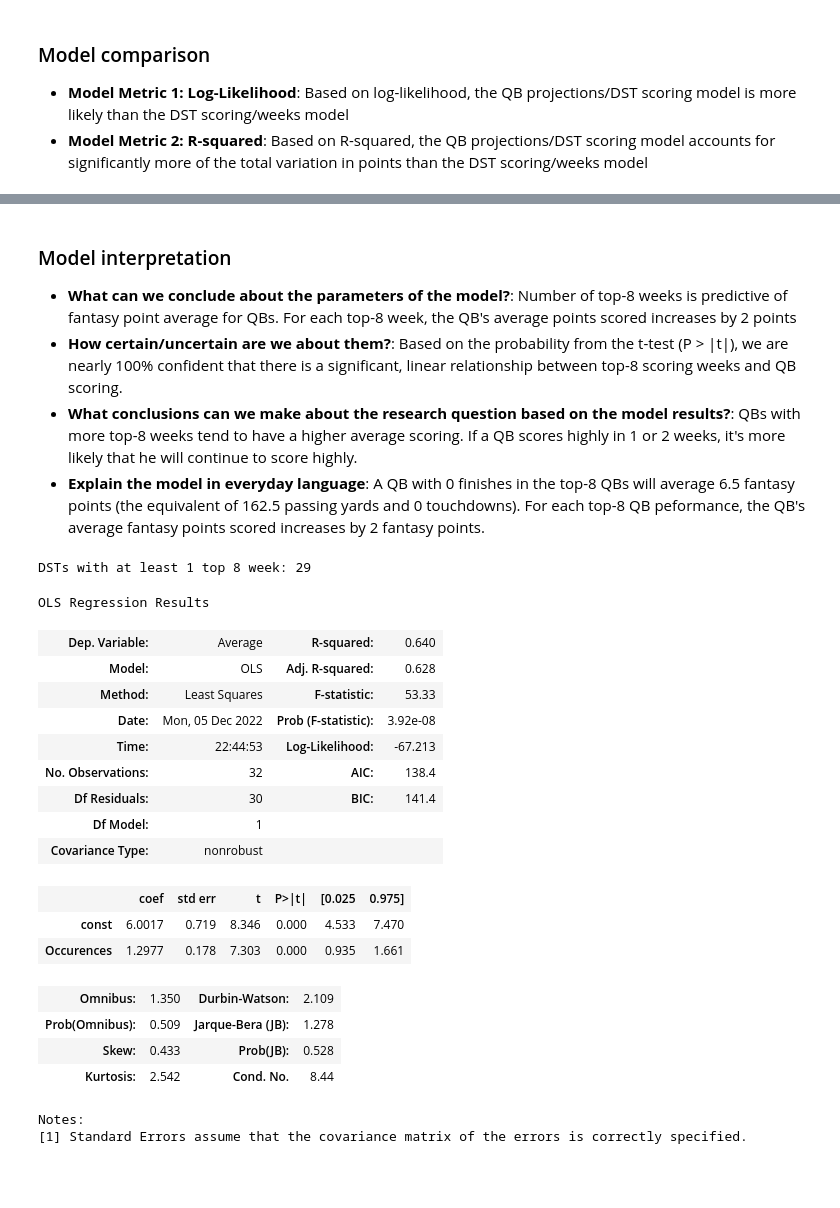
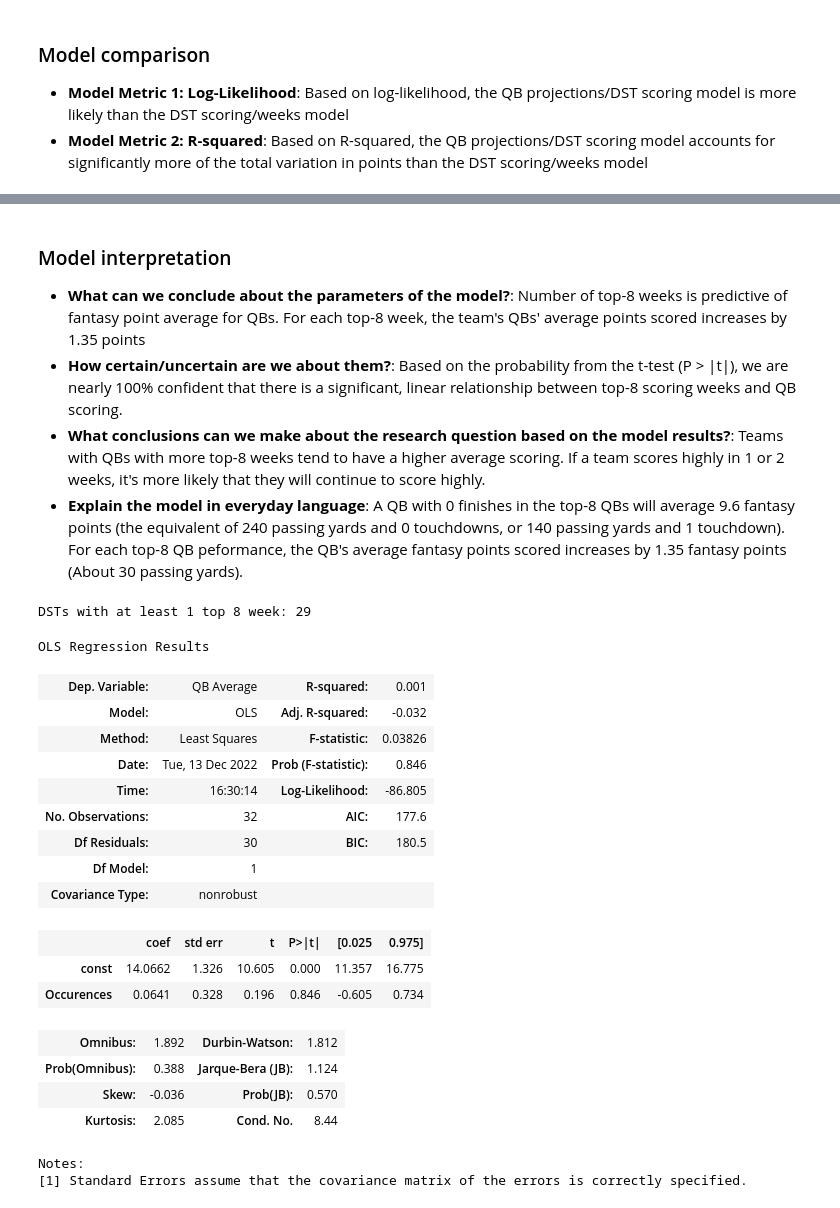
Before and after one commit to sam-delap/ds4bio, a Jupyter notebook: FantasyFootballProject/Combined.ipynb, the cells around one changed output, grey strips where cells are left out. Drawn from its saved outputs; the diff is of its cells as text; code cells hidden in the pictures; blank space fills up the shorter version.

```diff
--- a/FantasyFootballProject/Combined.ipynb
+++ b/FantasyFootballProject/Combined.ipynb
@@ -640,6 +640,8 @@ for team in teams:
         team_scoring_df.loc[team + '-' + str(week), 'DST Scoring'] = DST.loc[(DST['WEEK'] == week) & (DST['TEAM'] == team), 'Actuals'].sum()
         # Add the week of the NFL season so we can use it in the weeks_and_dst_scoring model
         team_scoring_df.loc[team + '-' + str(week), 'Week'] = week
+        # Add the team so that we can use it in the dst_top8_model in Question 2 (model 6)
+        team_scoring_df.loc[team + '-' + str(week), 'Team'] = team
 # %% [output]
 {'ARI',
  'ATL',
@@ -1023,76 +1033,77 @@ Notes:
 [1] Standard Errors assume that the covariance matrix of the errors is correctly specified.
 # %% [markdown]
 ### Model interpretation
-- **What can we conclude about the parameters of the model?**: Number of top-8 weeks is predictive of fantasy point average for QBs. For each top-8 week, the QB's average points scored increases by 2 points
+- **What can we conclude about the parameters of the model?**: Number of top-8 weeks is predictive of fantasy point average for QBs. For each top-8 week, the team's QBs' average points scored increases by 1.35 points
 - **How certain/uncertain are we about them?**: Based on the probability from the t-test (P > |t|), we are nearly 100% confident that there is a significant, linear relationship between top-8 scoring weeks and QB scoring.
-- **What conclusions can we make about the research question based on the model results?**: QBs with more top-8 weeks tend to have a higher average scoring. If a QB scores highly in 1 or 2 weeks, it's more likely that he will continue to score highly.
-- **Explain the model in everyday language**: A QB with 0 finishes in the top-8 QBs will average 6.5 fantasy points (the equivalent of 162.5 passing yards and 0 touchdowns). For each top-8 QB peformance, the QB's average fantasy points scored increases by 2 fantasy points.
+- **What conclusions can we make about the research question based on the model results?**: Teams with QBs with more top-8 weeks tend to have a higher average scoring. If a team scores highly in 1 or 2 weeks, it's more likely that they will continue to score highly.
+- **Explain the model in everyday language**: A QB with 0 finishes in the top-8 QBs will average 9.6 fantasy points (the equivalent of 240 passing yards and 0 touchdowns, or 140 passing yards and 1 touchdown). For each top-8 QB peformance, the QB's average fantasy points scored increases by 1.35 fantasy points (About 30 passing yards).
 # %%
-# Modeling defenses to see if the same relationship exists for DSTs
+# Model 6 - QB fantasy points based on DST top-8 weeks
 # Additional cleaning to be able to make this model
-# Create a df where rows will be players, and columns will be number of weeks in the top 8
+# Create a df where rows will be teams and the columns will be number of weeks that the team's DST was in the top 8, and the team's average fantasy points scored at QB
 dst_scoring_df = pd.DataFrame()
 # For each week of the NFL season
 for week in weeks:
-    # Sort QBs for the week by how many fantasy points they scored (high to low), and take the top 8
+    # Sort DSTs for the week by how many fantasy points they scored (high to low), and take the top 8
     top8 = DST[DST['WEEK'] == week].sort_values('Actuals', ascending=False)[0:7]
-    # for each player
-    for player in top8['TEAM']:
+    # for each team
+    for team in top8['TEAM']:
         # If they've already had a top 8 week
-        if player in dst_scoring_df.index:
+        if team in dst_scoring_df.index:
             # Add 1 to their total
-            dst_scoring_df.loc[player, 'Occurences'] += 1
+            dst_scoring_df.loc[team, 'Occurences'] += 1
         else:
             # This is their first week in the top 8
-            dst_scoring_df.loc[player, 'Occurences'] = 1
+            dst_scoring_df.loc[team, 'Occurences'] = 1
 
 print('DSTs with at least 1 top 8 week:', dst_scoring_df.shape[0])
 
-# Add everyone without a week in the top 8 to the df (for visualization purposes)
-for player in set(DST['TEAM']):
-    if player in dst_scoring_df.index:
+# Add everyone without a week in the top 8 to the df (for modeling purposes)
+for team in set(DST['TEAM']):
+    if team in dst_scoring_df.index:
         # Do nothing, they already made it in
         pass
     else:
         # They didn't make it in the top 8
-        dst_scoring_df.loc[player, 'Occurences'] = 0
+        dst_scoring_df.loc[team, 'Occurences'] = 0
 
-# Add mean fpts scored for each player
-dst_scoring_df = dst_scoring_df.sort_index(axis=0)
-dst_scoring_df['Average'] = DST.groupby('TEAM')['Actuals'].mean()
+# Add mean fpts scored at the QB position for each team
+for team in teams:
+    dst_scoring_df.loc[team, 'QB Average'] = team_scoring_df.loc[(team_scoring_df['Team'] == team), 'QB Scoring'].mean()
 # %% [output]
 DSTs with at least 1 top 8 week: 29
 # %%
+# Model 6 - Do DST top-8 fantasy weeks have an effect on the team's average QB fantasy points scored?
 import statsmodels.api as sm
 
 # Add a constant to the data (need mx + b, not just mx)
 to_model = sm.add_constant(dst_scoring_df)
-# Create input data (X), which is the constant and QB scoring
+# Create input data (X), which is the constant and DST top-8 finishes
 X = to_model.loc[:, ['const', 'Occurences']]
-# Create output data (y), which is the DST scoring
-y = to_model['Average']
-# Fit a linear model to the DST Average vs Occurences data
+# Create output data (y), which is the QB average points scored
+y = to_model['QB Average']
+# Fit a linear model to the QB Average vs DST top-8 Occurences data
 dst_top_8_model = sm.OLS(y,X).fit()
 # Print out a summary of the statistics of the model
 dst_top_8_model.summary()
 # %% [output]
 OLS Regression Results
-| Dep. Variable: | Average | R-squared: | 0.640 |
-| Model: | OLS | Adj. R-squared: | 0.628 |
-| Method: | Least Squares | F-statistic: | 53.33 |
-| Date: | Mon, 05 Dec 2022 | Prob (F-statistic): | 3.92e-08 |
-| Time: | 22:44:53 | Log-Likelihood: | -67.213 |
-| No. Observations: | 32 | AIC: | 138.4 |
-| Df Residuals: | 30 | BIC: | 141.4 |
+| Dep. Variable: | QB Average | R-squared: | 0.001 |
+| Model: | OLS | Adj. R-squared: | -0.032 |
+| Method: | Least Squares | F-statistic: | 0.03826 |
+| Date: | Tue, 13 Dec 2022 | Prob (F-statistic): | 0.846 |
+| Time: | 16:30:14 | Log-Likelihood: | -86.805 |
+| No. Observations: | 32 | AIC: | 177.6 |
+| Df Residuals: | 30 | BIC: | 180.5 |
 | Df Model: | 1 |  |  |
 | Covariance Type: | nonrobust |  |  |
 |  | coef | std err | t | P>|t| | [0.025 | 0.975] |
-| const | 6.0017 | 0.719 | 8.346 | 0.000 | 4.533 | 7.470 |
-| Occurences | 1.2977 | 0.178 | 7.303 | 0.000 | 0.935 | 1.661 |
+| const | 14.0662 | 1.326 | 10.605 | 0.000 | 11.357 | 16.775 |
+| Occurences | 0.0641 | 0.328 | 0.196 | 0.846 | -0.605 | 0.734 |
-| Omnibus: | 1.350 | Durbin-Watson: | 2.109 |
-| Prob(Omnibus): | 0.509 | Jarque-Bera (JB): | 1.278 |
-| Skew: | 0.433 | Prob(JB): | 0.528 |
-| Kurtosis: | 2.542 | Cond. No. | 8.44 |
+| Omnibus: | 1.892 | Durbin-Watson: | 1.812 |
+| Prob(Omnibus): | 0.388 | Jarque-Bera (JB): | 1.124 |
+| Skew: | -0.036 | Prob(JB): | 0.570 |
+| Kurtosis: | 2.085 | Cond. No. | 8.44 |
 Notes:
 [1] Standard Errors assume that the covariance matrix of the errors is correctly specified.
 # %% [markdown]
```
Also changed, not shown: parts of 26 cells of this notebook, 1 other file.
